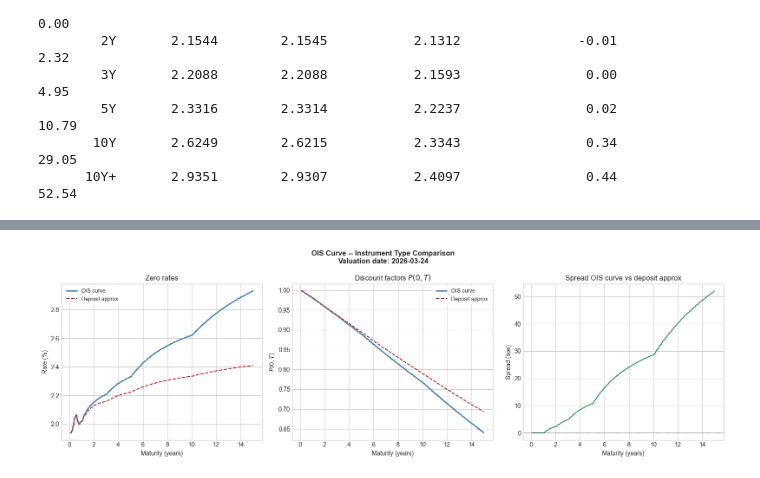
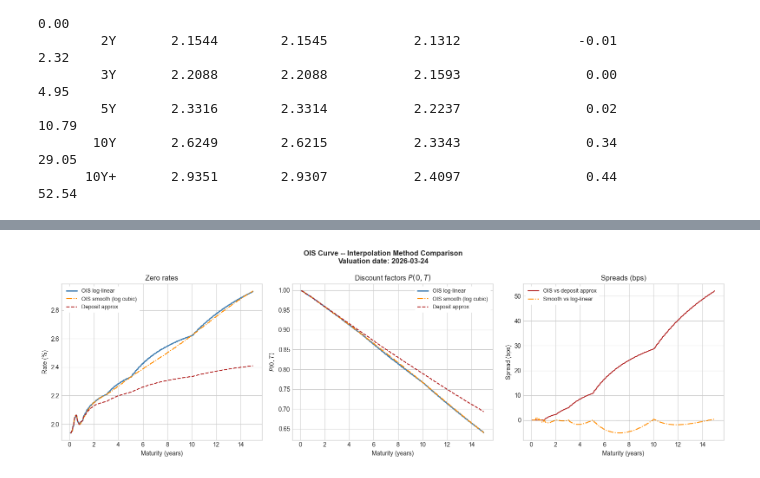
Before and after one commit to mrspatbile/quant-risk-engine, a Jupyter notebook: notebooks/01_yield_curves/02_bootstrapping_ois.ipynb, the cells around one changed output, grey strips where cells are left out. Saved outputs shown, nothing was run; the diff lists cells and outputs as text; code cells hidden in the pictures.

```diff
--- a/notebooks/01_yield_curves/02_bootstrapping_ois.ipynb
+++ b/notebooks/01_yield_curves/02_bootstrapping_ois.ipynb
@@ -358,0 +392,10 @@ Deposit appr: all DepositRateHelper (comparison only)
+# %%
+# check discount factors at pillar dates -- should be identical for all curves
+print(f"\n{'Maturity':>10} {'DF smooth':>12} {'DF log-lin':>12} {'Difference':>12}")
+print("-" * 50)
+for label, bucket in MMSR_OIS_BUCKETS.items():
+    dt     = calendar.advance(settlement, ql.Period(int(bucket.maturity * 12), ql.Months))
+    df_smo = ois_curve_smooth.discount(dt)
+    df_ois = ois_curve.discount(dt)
+    diff   = (df_smo - df_ois) * 10000  # in bps of discount factor
+    print(f"{label:>10} {df_smo:>12.8f} {df_ois:>12.8f} {diff:>12.6f}")
@@ -359,57 +443,74 @@ Deposit appr: all DepositRateHelper (comparison only)
 # %%
 maturities_plot = np.linspace(1/12, 15, 300)
 
-zr_ois_plot, zr_dep_plot, df_ois_plot, df_dep_plot = [], [], [], []
+zr_ois_plot, zr_smo_plot, zr_dep_plot = [], [], []
+df_ois_plot, df_smo_plot, df_dep_plot = [], [], []
 
 for y in maturities_plot:
     dt = calendar.advance(settlement, ql.Period(int(y * 12), ql.Months))
     zr_ois_plot.append(ois_curve.zeroRate(dt, day_count, ql.Continuous).rate() * 100)
+    zr_smo_plot.append(ois_curve_smooth.zeroRate(dt, day_count, ql.Continuous).rate() * 100)
     zr_dep_plot.append(ois_curve_deposit_approx.zeroRate(dt, day_count, ql.Continuous).rate() * 100)
     df_ois_plot.append(ois_curve.discount(dt))
+    df_smo_plot.append(ois_curve_smooth.discount(dt))
     df_dep_plot.append(ois_curve_deposit_approx.discount(dt))
 
 fig, axes = plt.subplots(1, 3, figsize=(16, 5))
 
 # zero rates
 axes[0].plot(maturities_plot, zr_ois_plot,
-             color="steelblue", linewidth=2, label="OIS curve")
+             color="steelblue", linewidth=2, label="OIS log-linear")
+axes[0].plot(maturities_plot, zr_smo_plot,
+             color="darkorange", linewidth=1.5, linestyle="-.",
+             label="OIS smooth (log cubic)")
 axes[0].plot(maturities_plot, zr_dep_plot,
              color="firebrick", linewidth=1.5, linestyle="--",
              label="Deposit approx")
 axes[0].set_title("Zero rates")
 axes[0].set_ylabel("Rate (%)")
 axes[0].set_xlabel("Maturity (years)")
 axes[0].legend(frameon=True, facecolor="white",
                framealpha=1, edgecolor="white", fontsize=9)
 
 # discount factors
 axes[1].plot(maturities_plot, df_ois_plot,
-             color="steelblue", linewidth=2, label="OIS curve")
+             color="steelblue", linewidth=2, label="OIS log-linear")
+axes[1].plot(maturities_plot, df_smo_plot,
+             color="darkorange", linewidth=1.5, linestyle="-.",
+             label="OIS smooth (log cubic)")
 axes[1].plot(maturities_plot, df_dep_plot,
              color="firebrick", linewidth=1.5, linestyle="--",
              label="Deposit approx")
 axes[1].set_title("Discount factors $P(0,T)$")
 axes[1].set_ylabel("$P(0,T)$")
 axes[1].set_xlabel("Maturity (years)")
 axes[1].legend(frameon=True, facecolor="white",
                framealpha=1, edgecolor="white", fontsize=9)
 
-# spread
-spread_plot = [(z1 - z2) * 100 for z1, z2 in zip(zr_ois_plot, zr_dep_plot)]
-axes[2].plot(maturities_plot, spread_plot,
-             color="seagreen", linewidth=1.5)
+# spread -- OIS log-linear vs deposit approx
+spread_dep = [(z1 - z2) * 100 for z1, z2 in zip(zr_ois_plot, zr_dep_plot)]
+spread_smo = [(z1 - z2) * 100 for z1, z2 in zip(zr_smo_plot, zr_ois_plot)]
+
+axes[2].plot(maturities_plot, spread_dep,
+             color="firebrick", linewidth=1.5,
+             label="OIS vs deposit approx")
+axes[2].plot(maturities_plot, spread_smo,
+             color="darkorange", linewidth=1.5, linestyle="-.",
+             label="Smooth vs log-linear")
 axes[2].axhline(0, color="black", linewidth=0.5, linestyle=":")
-axes[2].set_title("Spread OIS curve vs deposit approx")
+axes[2].set_title("Spreads (bps)")
 axes[2].set_ylabel("Spread (bps)")
 axes[2].set_xlabel("Maturity (years)")
+axes[2].legend(frameon=True, facecolor="white",
+               framealpha=1, edgecolor="white", fontsize=9)
 
 fig.suptitle(
-    f"OIS Curve -- Instrument Type Comparison\n"
+    f"OIS Curve -- Interpolation Method Comparison\n"
     f"Valuation date: {ois_date.date()}",
     fontsize=12, fontweight="bold"
 )
 
 plt.tight_layout()
 plt.show()
 # %% [output]
-[figure, old version]
+[figure, new version]
```
Also changed, not shown: parts of 9 cells of this notebook, 1 other file.
